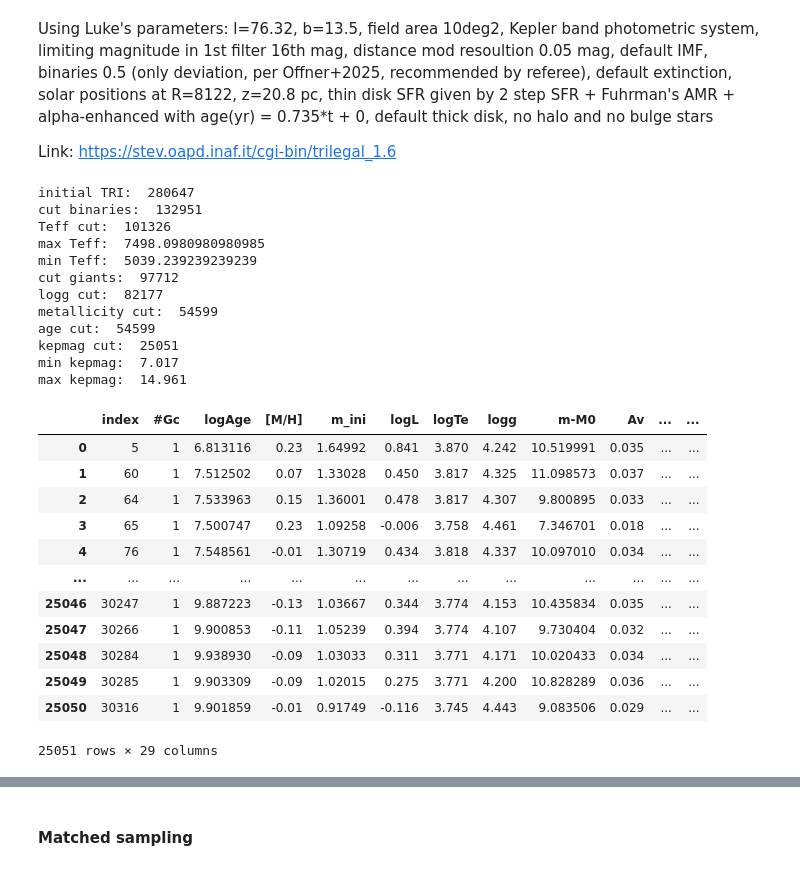
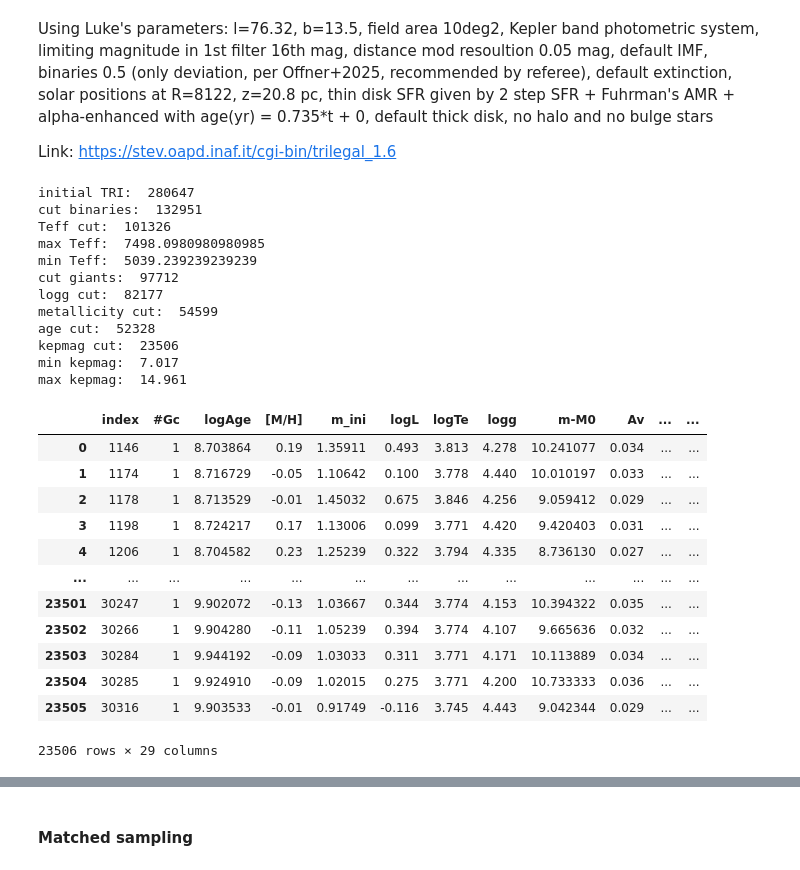
Before and after one commit to exoclam/psps, a Jupyter notebook: kepler.ipynb, the cells around one changed output, grey strips where cells are left out. Saved outputs shown, nothing was run; the diff lists cells and outputs as text; code cells hidden in the pictures.

```diff
--- a/kepler.ipynb
+++ b/kepler.ipynb
@@ -765,47 +765,48 @@ tri_kepler = tri_kepler.loc[tri_kepler['[M/H]'].astype(float)>=-0.25] # this is
 tri_kepler = tri_kepler.loc[tri_kepler['[M/H]'].astype(float)<=0.25]
 print("metallicity cut: ", len(tri_kepler))
 
 # same age cut as B20
 tri_kepler = tri_kepler.loc[tri_kepler['age'] <= 12.]
+tri_kepler = tri_kepler.loc[tri_kepler['age'] >= 0.5]
 print("age cut: ", len(tri_kepler))
 
 # make an additional cut on Kepler magnitude
 tri_kepler = tri_kepler.loc[(tri_kepler['Kepler'] <= np.max(kepler_stars_bedell_df_kepmag['kepmag'])) & (tri_kepler['Kepler'] >= np.min(kepler_stars_bedell_df_kepmag['kepmag']))]
 print("kepmag cut: ", len(tri_kepler))
 print("min kepmag: ", np.min(kepler_stars_bedell_df_kepmag['kepmag']))
 print("max kepmag: ", np.max(kepler_stars_bedell_df_kepmag['kepmag']))
 
 # extrapolate CDPP based on Zink+20
 #my_k2 = simulate_helpers.kepmag_to_cdpp_vectorized(k2_stars, my_k2) # cdpp distribution is similar to B20 sample
 
 tri_kepler = tri_kepler.reset_index()
 tri_kepler
 # %% [output]
 initial TRI:  280647
 cut binaries:  132951
 Teff cut:  101326
 max Teff:  7498.0980980980985
 min Teff:  5039.239239239239
 cut giants:  97712
 logg cut:  82177
 metallicity cut:  54599
-age cut:  54599
-kepmag cut:  25051
+age cut:  52328
+kepmag cut:  23506
 min kepmag:  7.017
 max kepmag:  14.961
 |  | index | #Gc | logAge | [M/H] | m_ini | logL | logTe | logg | m-M0 | Av | ... | ... |
-| 0 | 5 | 1 | 6.813116 | 0.23 | 1.64992 | 0.841 | 3.870 | 4.242 | 10.519991 | 0.035 | ... | ... |
-| 1 | 60 | 1 | 7.512502 | 0.07 | 1.33028 | 0.450 | 3.817 | 4.325 | 11.098573 | 0.037 | ... | ... |
-| 2 | 64 | 1 | 7.533963 | 0.15 | 1.36001 | 0.478 | 3.817 | 4.307 | 9.800895 | 0.033 | ... | ... |
-| 3 | 65 | 1 | 7.500747 | 0.23 | 1.09258 | -0.006 | 3.758 | 4.461 | 7.346701 | 0.018 | ... | ... |
-| 4 | 76 | 1 | 7.548561 | -0.01 | 1.30719 | 0.434 | 3.818 | 4.337 | 10.097010 | 0.034 | ... | ... |
+| 0 | 1146 | 1 | 8.703864 | 0.19 | 1.35911 | 0.493 | 3.813 | 4.278 | 10.241077 | 0.034 | ... | ... |
+| 1 | 1174 | 1 | 8.716729 | -0.05 | 1.10642 | 0.100 | 3.778 | 4.440 | 10.010197 | 0.033 | ... | ... |
+| 2 | 1178 | 1 | 8.713529 | -0.01 | 1.45032 | 0.675 | 3.846 | 4.256 | 9.059412 | 0.029 | ... | ... |
+| 3 | 1198 | 1 | 8.724217 | 0.17 | 1.13006 | 0.099 | 3.771 | 4.420 | 9.420403 | 0.031 | ... | ... |
+| 4 | 1206 | 1 | 8.704582 | 0.23 | 1.25239 | 0.322 | 3.794 | 4.335 | 8.736130 | 0.027 | ... | ... |
 | ... | ... | ... | ... | ... | ... | ... | ... | ... | ... | ... | ... | ... |
-| 25046 | 30247 | 1 | 9.887223 | -0.13 | 1.03667 | 0.344 | 3.774 | 4.153 | 10.435834 | 0.035 | ... | ... |
-| 25047 | 30266 | 1 | 9.900853 | -0.11 | 1.05239 | 0.394 | 3.774 | 4.107 | 9.730404 | 0.032 | ... | ... |
-| 25048 | 30284 | 1 | 9.938930 | -0.09 | 1.03033 | 0.311 | 3.771 | 4.171 | 10.020433 | 0.034 | ... | ... |
-| 25049 | 30285 | 1 | 9.903309 | -0.09 | 1.02015 | 0.275 | 3.771 | 4.200 | 10.828289 | 0.036 | ... | ... |
-| 25050 | 30316 | 1 | 9.901859 | -0.01 | 0.91749 | -0.116 | 3.745 | 4.443 | 9.083506 | 0.029 | ... | ... |
+| 23501 | 30247 | 1 | 9.902072 | -0.13 | 1.03667 | 0.344 | 3.774 | 4.153 | 10.394322 | 0.035 | ... | ... |
+| 23502 | 30266 | 1 | 9.904280 | -0.11 | 1.05239 | 0.394 | 3.774 | 4.107 | 9.665636 | 0.032 | ... | ... |
+| 23503 | 30284 | 1 | 9.944192 | -0.09 | 1.03033 | 0.311 | 3.771 | 4.171 | 10.113889 | 0.034 | ... | ... |
+| 23504 | 30285 | 1 | 9.924910 | -0.09 | 1.02015 | 0.275 | 3.771 | 4.200 | 10.733333 | 0.036 | ... | ... |
+| 23505 | 30316 | 1 | 9.903533 | -0.01 | 0.91749 | -0.116 | 3.745 | 4.443 | 9.042344 | 0.029 | ... | ... |
-25051 rows × 29 columns
+23506 rows × 29 columns
 # %%
 from matplotlib.gridspec import GridSpec
 
```
Also changed, not shown: parts of 3 cells of this notebook, 3 other files.
